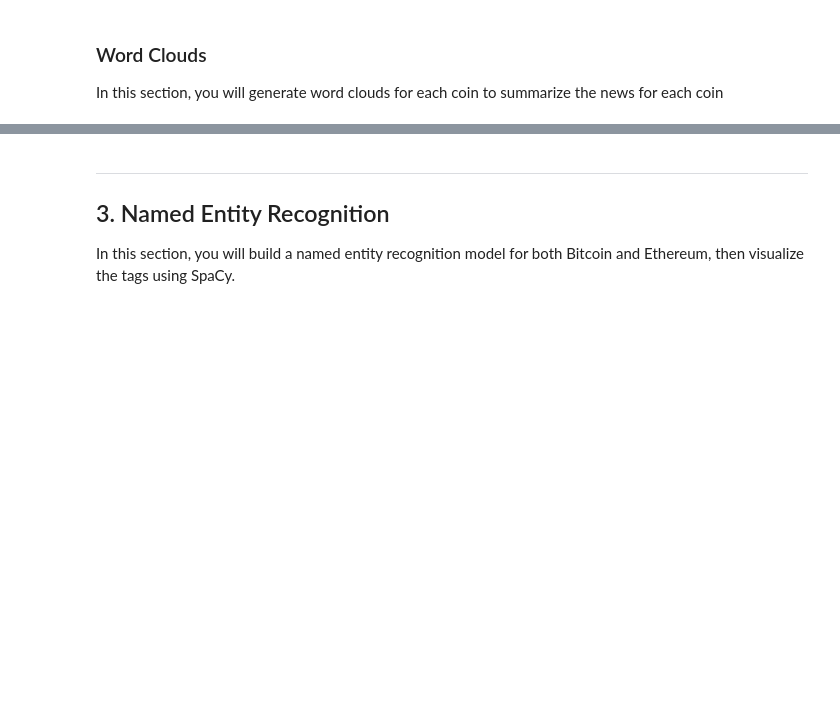
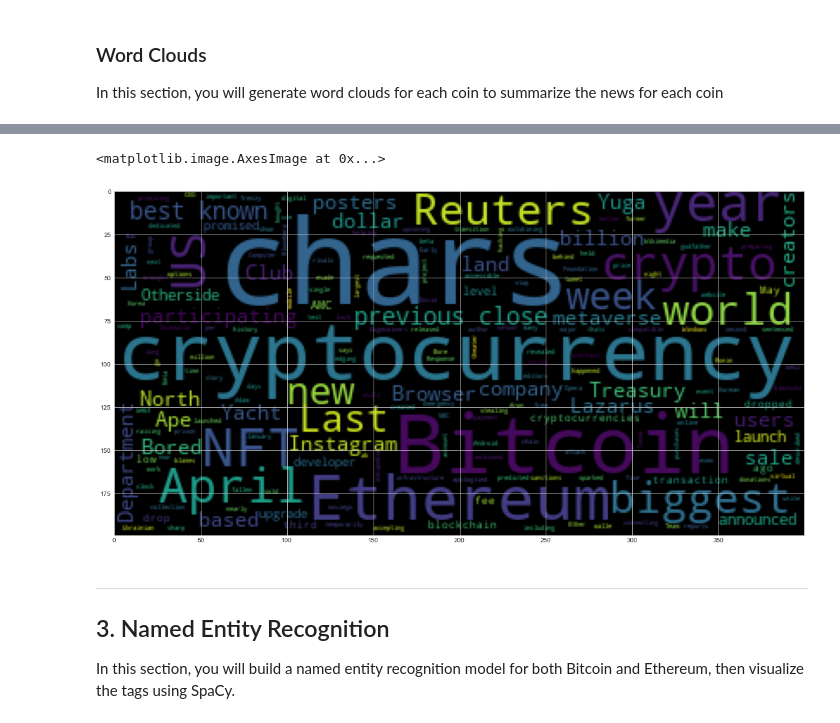
Before and after one commit to Angelboy-commercial/Python-Homework, a Jupyter notebook: natural_language_process/crypto_sentiment.ipynb, the cells around one changed output, grey strips where cells are left out. Drawn from its saved outputs; the diff is of its cells as text; code cells hidden in the pictures; blank space fills up the shorter version.

```diff
--- a/natural_language_process/crypto_sentiment.ipynb
+++ b/natural_language_process/crypto_sentiment.ipynb
@@ -302,6 +253,6 @@ Bitcoin_corpus
 # %%
 # Create a new tokens column for Ethereum
-# YOUR CODE HERE!
+eth_df['tokens'] = bitcoin_df.text.apply(tokenizer)
 # %% [markdown]
 ---
 # %% [markdown]
@@ -349,6 +358,10 @@ mpl.rcParams['figure.figsize'] = [20.0, 10.0]
 # %%
 # Generate the Ethereum word cloud
-# YOUR CODE HERE!
+ethcloud = WordCloud().generate(eth_df.text.str.cat())
+plt.imshow(ethcloud)
+# %% [output]
+<matplotlib.image.AxesImage at 0x...>
+[figure, added]
 # %% [markdown]
 ---
 ## 3. Named Entity Recognition
```
Also changed, not shown: parts of 33 cells of this notebook.
